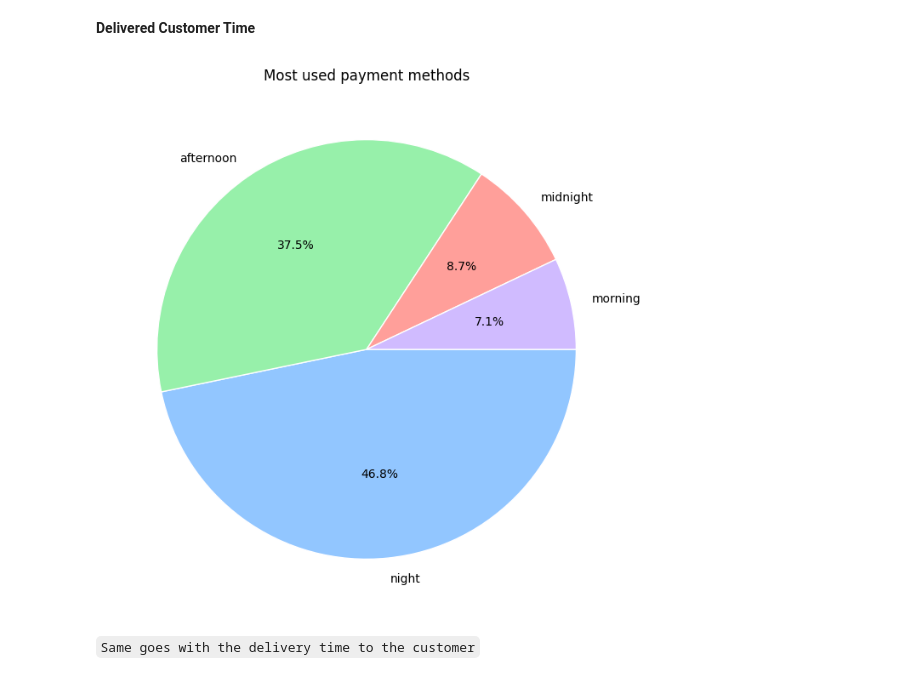
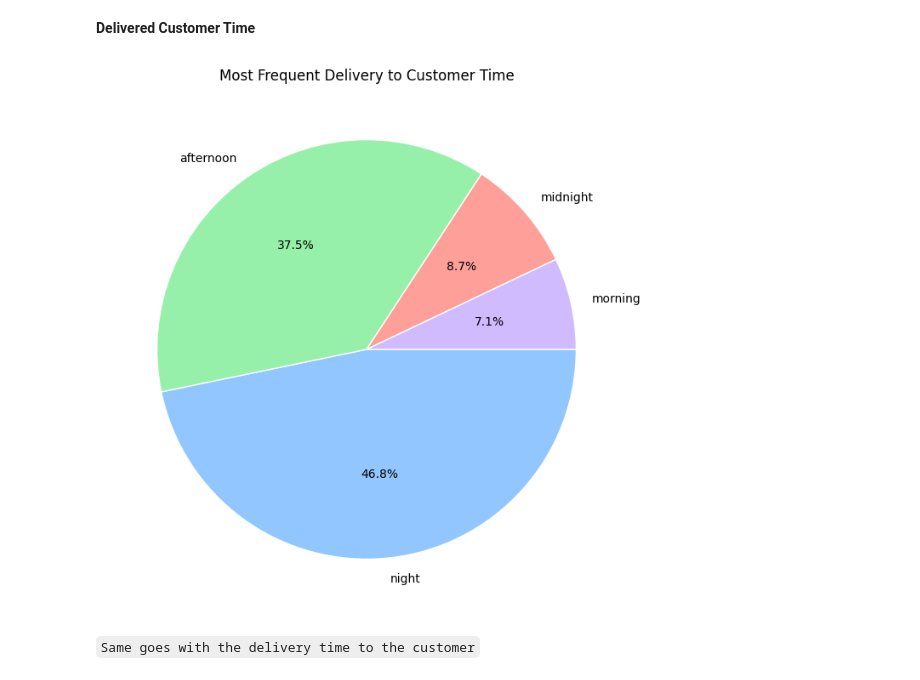
Before and after one commit to IamRaNo/Elevvo_Internship, a Jupyter notebook: Task-9/sales_data_analysis.ipynb, the cells around one changed output. Saved outputs shown, nothing was run; the diff lists cells and outputs as text; code cells hidden in the pictures.

```diff
--- a/Task-9/sales_data_analysis.ipynb
+++ b/Task-9/sales_data_analysis.ipynb
@@ -730,10 +730,10 @@ plt.show()
 # %%
 delivered_customer_time=data['delivered_customer_time'].value_counts(normalize=True)
 plt.figure(figsize=(8,8))
 plt.pie(delivered_customer_time,labels=delivered_customer_time.index,autopct="%.1f%%",counterclock=False,wedgeprops={'edgecolor':'white'})
-plt.title('Most used payment methods')
+plt.title('Most Frequent Delivery to Customer Time')
 plt.show()
 # %% [output]
-[figure, old version]
+[figure, new version]
 # %% [markdown]
 `Same goes with the delivery time to the customer`
```
Also changed, not shown: parts of 13 cells of this notebook.
